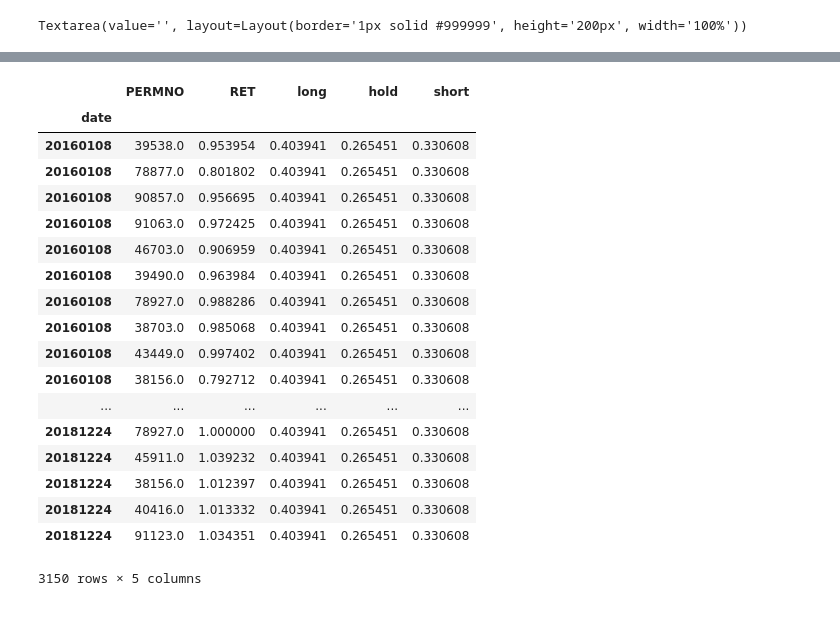
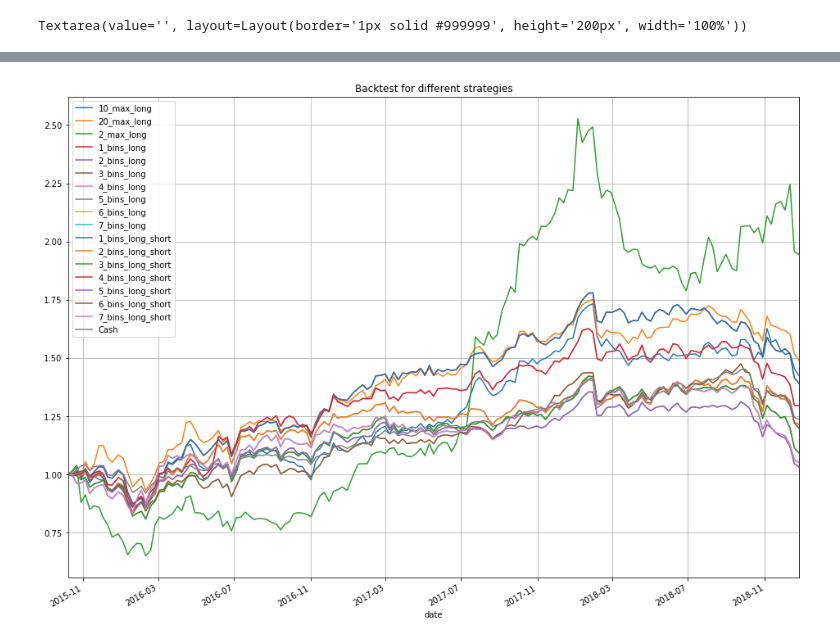
Before and after one commit to kathy-jzh/DeepLearningAllocationCNN, a Jupyter notebook: data_and_training.ipynb, the cells around one changed output, grey strips where cells are left out. Drawn from its saved outputs; the diff is of its cells as text; code cells hidden in the pictures; blank space fills up the shorter version.

```diff
--- a/data_and_training.ipynb
+++ b/data_and_training.ipynb
@@ -169,25 +161,7 @@ INFO:tensorflow:Restoring parameters from model_checkpoints\ckpt-close-1_week-20
 # %%
-backtester._df_all_data
+backtester.plot_backtest()
 # %% [output]
-|  | PERMNO | RET | long | hold | short |
-| date |  |  |  |  |  |
-| 20160108 | 39538.0 | 0.953954 | 0.403941 | 0.265451 | 0.330608 |
-| 20160108 | 78877.0 | 0.801802 | 0.403941 | 0.265451 | 0.330608 |
-| 20160108 | 90857.0 | 0.956695 | 0.403941 | 0.265451 | 0.330608 |
-| 20160108 | 91063.0 | 0.972425 | 0.403941 | 0.265451 | 0.330608 |
-| 20160108 | 46703.0 | 0.906959 | 0.403941 | 0.265451 | 0.330608 |
-| 20160108 | 39490.0 | 0.963984 | 0.403941 | 0.265451 | 0.330608 |
-| 20160108 | 78927.0 | 0.988286 | 0.403941 | 0.265451 | 0.330608 |
-| 20160108 | 38703.0 | 0.985068 | 0.403941 | 0.265451 | 0.330608 |
-| 20160108 | 43449.0 | 0.997402 | 0.403941 | 0.265451 | 0.330608 |
-| 20160108 | 38156.0 | 0.792712 | 0.403941 | 0.265451 | 0.330608 |
-| ... | ... | ... | ... | ... | ... |
-| 20181224 | 78927.0 | 1.000000 | 0.403941 | 0.265451 | 0.330608 |
-| 20181224 | 45911.0 | 1.039232 | 0.403941 | 0.265451 | 0.330608 |
-| 20181224 | 38156.0 | 1.012397 | 0.403941 | 0.265451 | 0.330608 |
-| 20181224 | 40416.0 | 1.013332 | 0.403941 | 0.265451 | 0.330608 |
-| 20181224 | 91123.0 | 1.034351 | 0.403941 | 0.265451 | 0.330608 |
-3150 rows × 5 columns
+[figure, added]
 # %%
  backtester.df_strats.plot(figsize=(15,14),grid=True)
 # %% [output]
```
Also changed, not shown: parts of 68 cells of this notebook, 2 other files.
